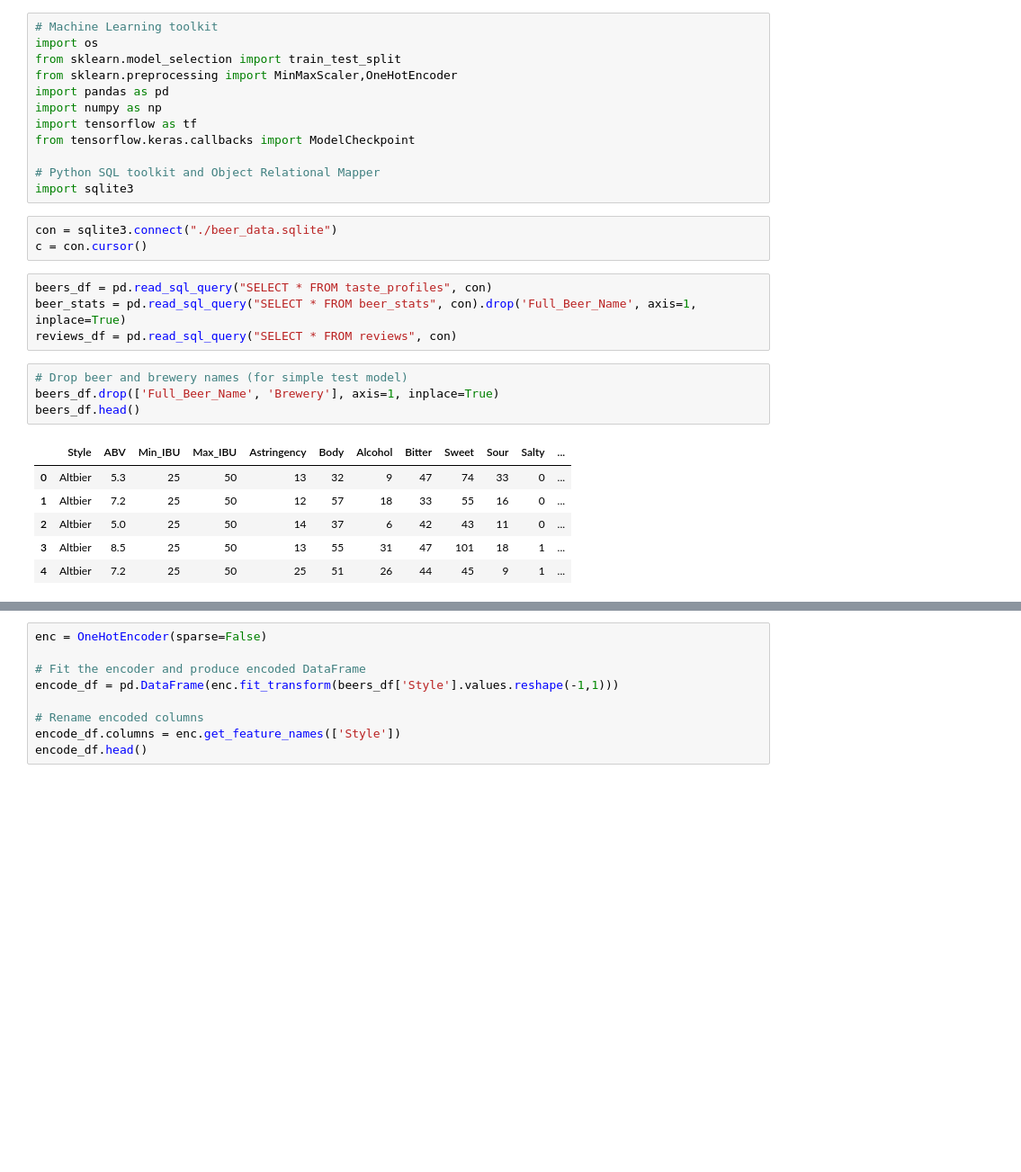
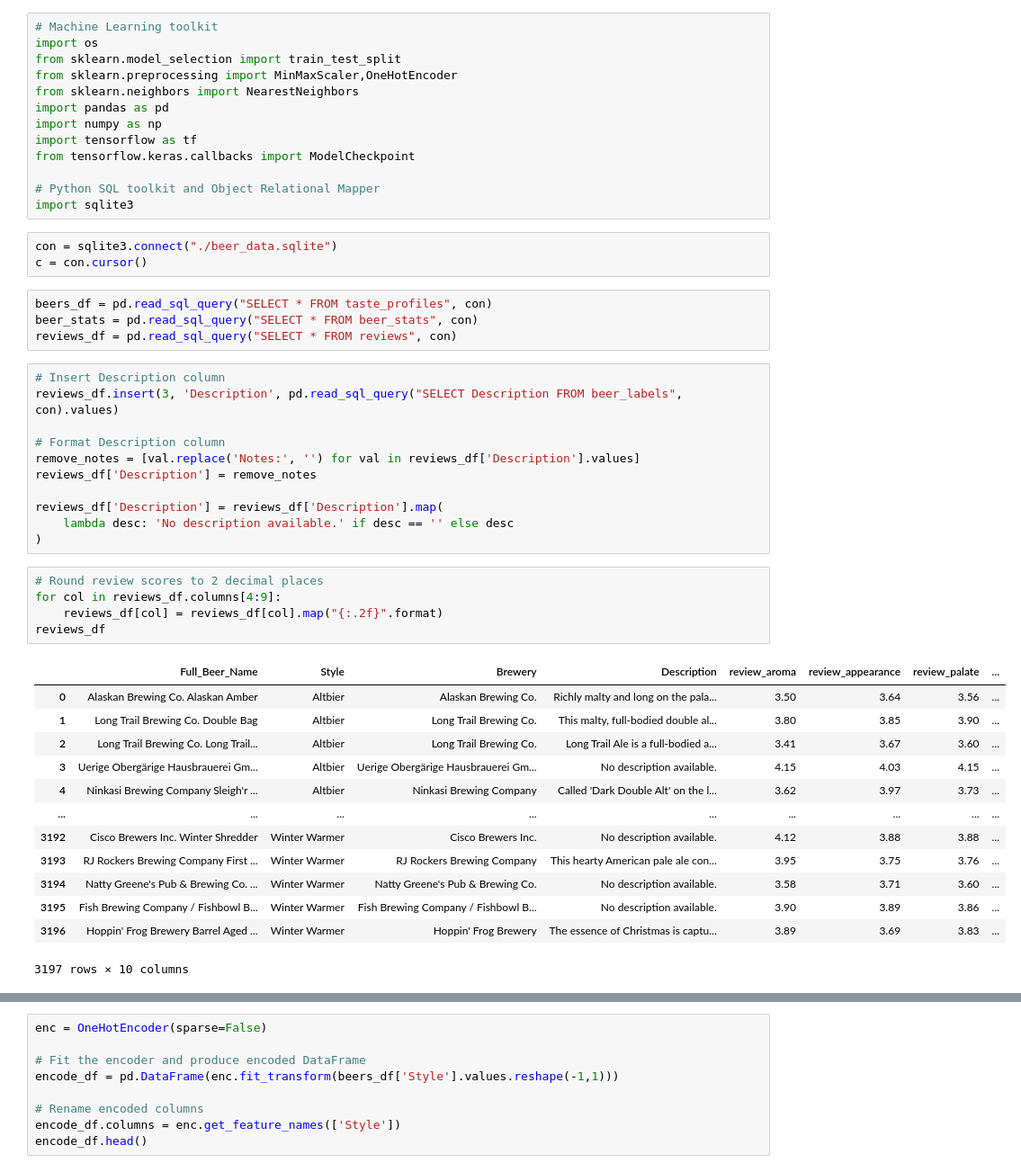
Before and after one commit to Tmalasky/Beer_Recommender, a Jupyter notebook: basic_beer_model.ipynb, the cells around one changed output, grey strips where cells are left out. Shown: that part at 90% size. Cells and saved outputs as stored; diff of their text form; blank space fills up the shorter version.

```diff
--- a/basic_beer_model.ipynb
+++ b/basic_beer_model.ipynb
@@ -3,6 +3,7 @@
 import os
 from sklearn.model_selection import train_test_split
 from sklearn.preprocessing import MinMaxScaler,OneHotEncoder
+from sklearn.neighbors import NearestNeighbors
 import pandas as pd
 import numpy as np
 import tensorflow as tf
@@ -15,16 +16,35 @@ con = sqlite3.connect("./beer_data.sqlite")
 c = con.cursor()
 # %%
 beers_df = pd.read_sql_query("SELECT * FROM taste_profiles", con)
-beer_stats = pd.read_sql_query("SELECT * FROM beer_stats", con).drop('Full_Beer_Name', axis=1, inplace=True)
+beer_stats = pd.read_sql_query("SELECT * FROM beer_stats", con)
 reviews_df = pd.read_sql_query("SELECT * FROM reviews", con)
-# %%
-# Drop beer and brewery names (for simple test model)
-beers_df.drop(['Full_Beer_Name', 'Brewery'], axis=1, inplace=True)
-beers_df.head()
-# %% [output]
-|  | Style | ABV | Min_IBU | Max_IBU | Astringency | Body | Alcohol | Bitter | Sweet | Sour | Salty | ... |
-| 0 | Altbier | 5.3 | 25 | 50 | 13 | 32 | 9 | 47 | 74 | 33 | 0 | ... |
-| 1 | Altbier | 7.2 | 25 | 50 | 12 | 57 | 18 | 33 | 55 | 16 | 0 | ... |
-| 2 | Altbier | 5.0 | 25 | 50 | 14 | 37 | 6 | 42 | 43 | 11 | 0 | ... |
-| 3 | Altbier | 8.5 | 25 | 50 | 13 | 55 | 31 | 47 | 101 | 18 | 1 | ... |
-| 4 | Altbier | 7.2 | 25 | 50 | 25 | 51 | 26 | 44 | 45 | 9 | 1 | ... |
+# %%
+# Insert Description column
+reviews_df.insert(3, 'Description', pd.read_sql_query("SELECT Description FROM beer_labels", con).values)
+
+# Format Description column
+remove_notes = [val.replace('Notes:', '') for val in reviews_df['Description'].values]
+reviews_df['Description'] = remove_notes
+
+reviews_df['Description'] = reviews_df['Description'].map(
+    lambda desc: 'No description available.' if desc == '' else desc
+)
+# %%
+# Round review scores to 2 decimal places
+for col in reviews_df.columns[4:9]:
+    reviews_df[col] = reviews_df[col].map("{:.2f}".format)
+reviews_df
+# %% [output]
+|  | Full_Beer_Name | Style | Brewery | Description | review_aroma | review_appearance | review_palate | ... |
+| 0 | Alaskan Brewing Co. Alaskan Amber | Altbier | Alaskan Brewing Co. | Richly malty and long on the pala... | 3.50 | 3.64 | 3.56 | ... |
+| 1 | Long Trail Brewing Co. Double Bag | Altbier | Long Trail Brewing Co. | This malty, full-bodied double al... | 3.80 | 3.85 | 3.90 | ... |
+| 2 | Long Trail Brewing Co. Long Trail... | Altbier | Long Trail Brewing Co. | Long Trail Ale is a full-bodied a... | 3.41 | 3.67 | 3.60 | ... |
+| 3 | Uerige Obergärige Hausbrauerei Gm... | Altbier | Uerige Obergärige Hausbrauerei Gm... | No description available. | 4.15 | 4.03 | 4.15 | ... |
+| 4 | Ninkasi Brewing Company Sleigh'r ... | Altbier | Ninkasi Brewing Company | Called 'Dark Double Alt' on the l... | 3.62 | 3.97 | 3.73 | ... |
+| ... | ... | ... | ... | ... | ... | ... | ... | ... |
+| 3192 | Cisco Brewers Inc. Winter Shredder | Winter Warmer | Cisco Brewers Inc. | No description available. | 4.12 | 3.88 | 3.88 | ... |
+| 3193 | RJ Rockers Brewing Company First ... | Winter Warmer | RJ Rockers Brewing Company | This hearty American pale ale con... | 3.95 | 3.75 | 3.76 | ... |
+| 3194 | Natty Greene's Pub & Brewing Co. ... | Winter Warmer | Natty Greene's Pub & Brewing Co. | No description available. | 3.58 | 3.71 | 3.60 | ... |
+| 3195 | Fish Brewing Company / Fishbowl B... | Winter Warmer | Fish Brewing Company / Fishbowl B... | No description available. | 3.90 | 3.89 | 3.86 | ... |
+| 3196 | Hoppin' Frog Brewery Barrel Aged ... | Winter Warmer | Hoppin' Frog Brewery | The essence of Christmas is captu... | 3.89 | 3.69 | 3.83 | ... |
+3197 rows × 10 columns
```
Also changed, not shown: parts of 11 cells of this notebook, 1 other file.
